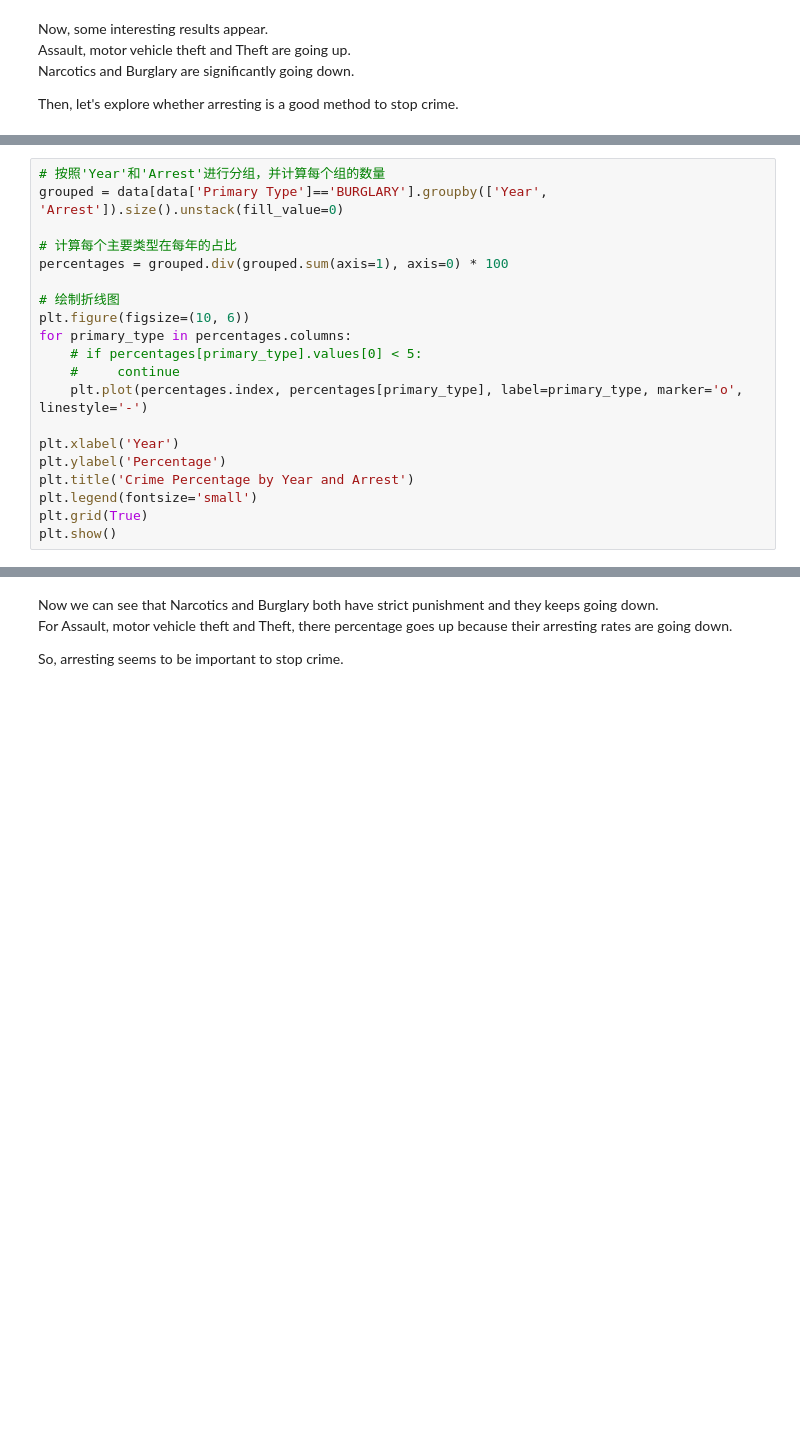
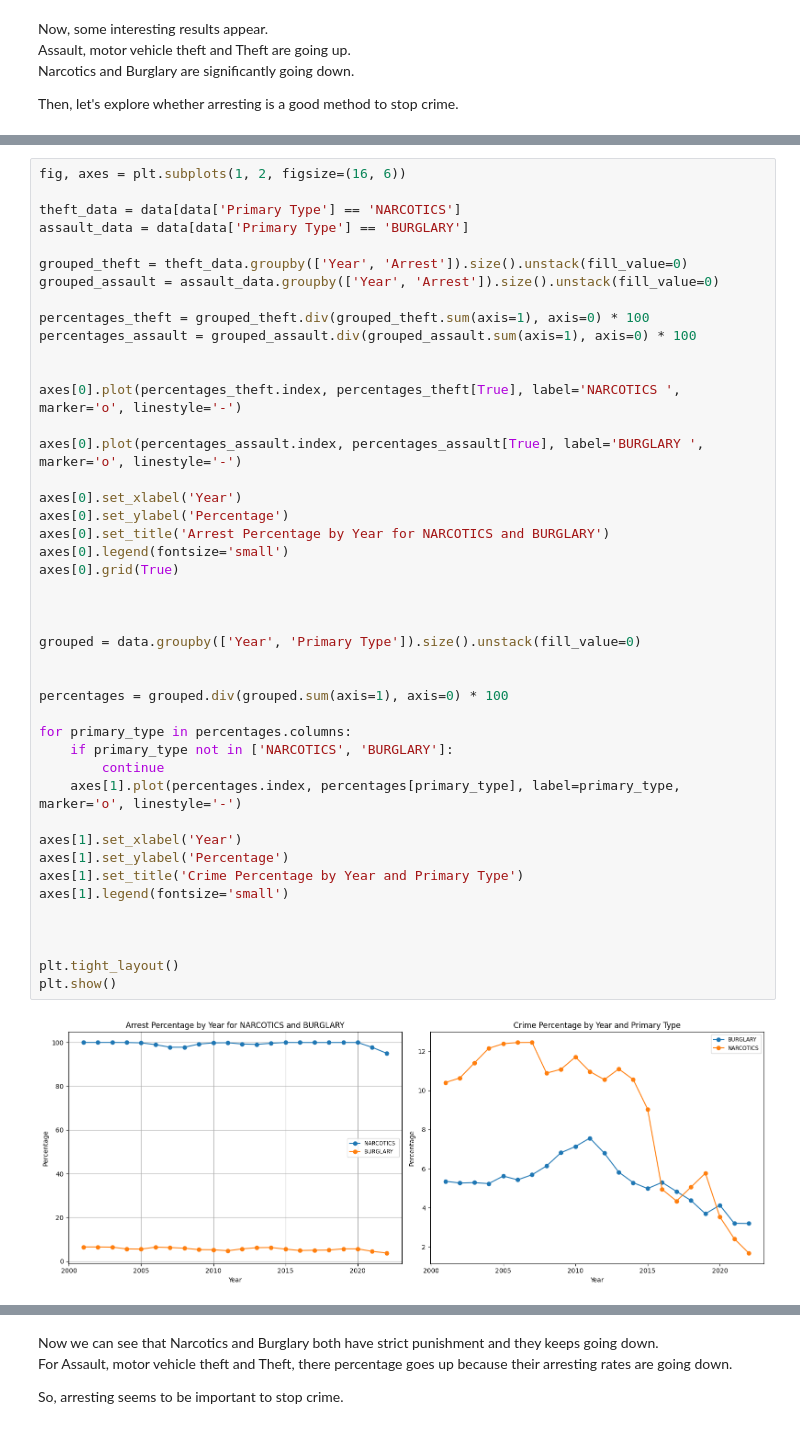
Before and after one commit to 00helloworld/UoW_statistics_data_science, a Jupyter notebook: Project1/project.ipynb, the cells around one changed output, grey strips where cells are left out. Cells and saved outputs as stored; diff of their text form; blank space fills up the shorter version.

```diff
--- a/Project1/project.ipynb
+++ b/Project1/project.ipynb
@@ -242,20 +138,0 @@ plt.show()
-# %%
-# 按照'Year'和'Arrest'进行分组，并计算每个组的数量
-grouped = data[data['Primary Type']=='BURGLARY'].groupby(['Year', 'Arrest']).size().unstack(fill_value=0)
-
-# 计算每个主要类型在每年的占比
-percentages = grouped.div(grouped.sum(axis=1), axis=0) * 100
-
-# 绘制折线图
-plt.figure(figsize=(10, 6))
-for primary_type in percentages.columns:
-    # if percentages[primary_type].values[0] < 5:
-    #     continue
-    plt.plot(percentages.index, percentages[primary_type], label=primary_type, marker='o', linestyle='-')
-
-plt.xlabel('Year')
-plt.ylabel('Percentage')
-plt.title('Crime Percentage by Year and Arrest')
-plt.legend(fontsize='small')
-plt.grid(True)
-plt.show()
@@ -263,0 +141,46 @@ plt.show()
+# %%
+fig, axes = plt.subplots(1, 2, figsize=(16, 6))
+
+theft_data = data[data['Primary Type'] == 'NARCOTICS']
+assault_data = data[data['Primary Type'] == 'BURGLARY']
+
+grouped_theft = theft_data.groupby(['Year', 'Arrest']).size().unstack(fill_value=0)
+grouped_assault = assault_data.groupby(['Year', 'Arrest']).size().unstack(fill_value=0)
+
+percentages_theft = grouped_theft.div(grouped_theft.sum(axis=1), axis=0) * 100
+percentages_assault = grouped_assault.div(grouped_assault.sum(axis=1), axis=0) * 100
+
+
+axes[0].plot(percentages_theft.index, percentages_theft[True], label='NARCOTICS ', marker='o', linestyle='-')
+
+axes[0].plot(percentages_assault.index, percentages_assault[True], label='BURGLARY ', marker='o', linestyle='-')
+
+axes[0].set_xlabel('Year')
+axes[0].set_ylabel('Percentage')
+axes[0].set_title('Arrest Percentage by Year for NARCOTICS and BURGLARY')
+axes[0].legend(fontsize='small')
+axes[0].grid(True)
+
+
+
+grouped = data.groupby(['Year', 'Primary Type']).size().unstack(fill_value=0)
+
+
+percentages = grouped.div(grouped.sum(axis=1), axis=0) * 100
+
+for primary_type in percentages.columns:
+    if primary_type not in ['NARCOTICS', 'BURGLARY']:
+        continue
+    axes[1].plot(percentages.index, percentages[primary_type], label=primary_type, marker='o', linestyle='-')
+
+axes[1].set_xlabel('Year')
+axes[1].set_ylabel('Percentage')
+axes[1].set_title('Crime Percentage by Year and Primary Type')
+axes[1].legend(fontsize='small')
+
+
+
+plt.tight_layout()
+plt.show()
+# %% [output]
+[figure, added]
```
Also changed, not shown: parts of 18 cells of this notebook.
